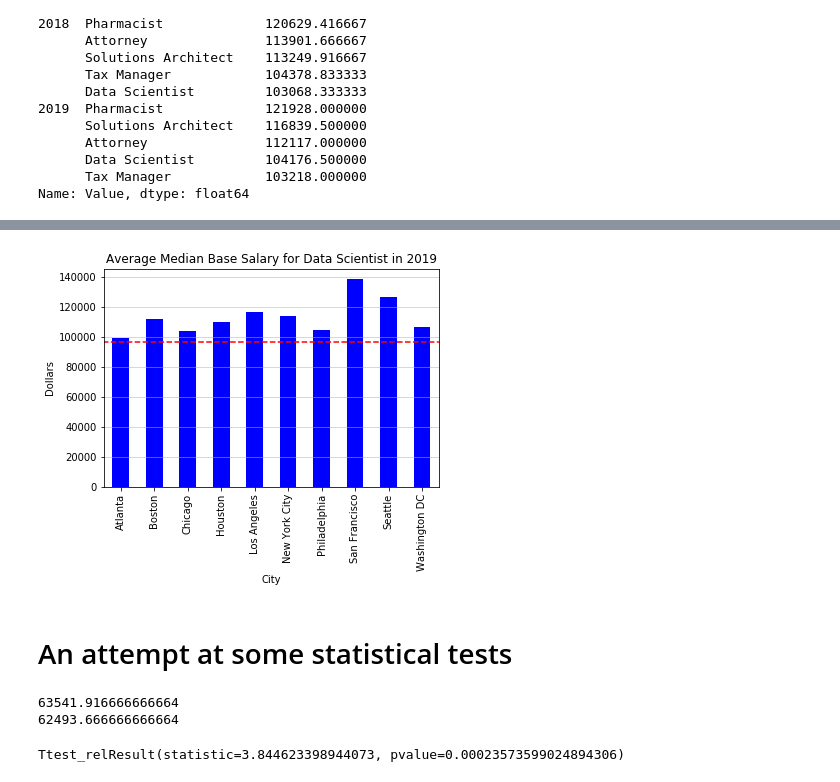
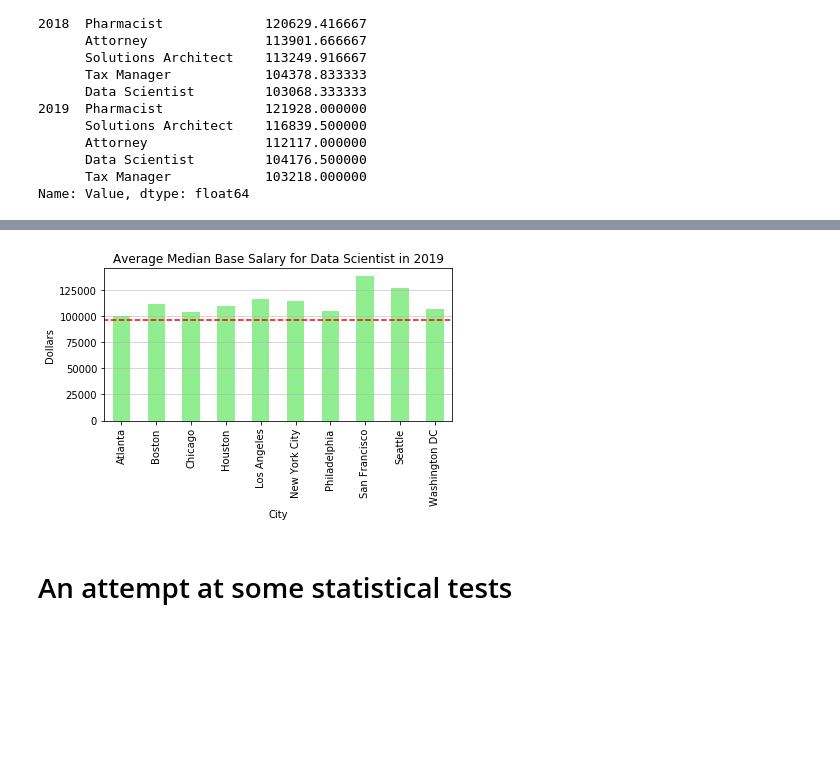
Before and after one commit to cinhui/project_one, a Jupyter notebook: data_exploration_charts.ipynb, the cells around one changed output, grey strips where cells are left out. Saved outputs shown, nothing was run; the diff lists cells and outputs as text; code cells hidden in the pictures; blank space fills up the shorter version.

Commit message:
Latest version of data exploration analysis

```diff
--- a/data_exploration_charts.ipynb
+++ b/data_exploration_charts.ipynb
@@ -151,0 +71,5 @@ top_five = glassdoor_job_title_df.groupby(["Metro","yr"]).apply(lambda x: (x.gro
+# %%
+# Read in Glassdoor job title salary data
+glassdoor_job_title_df = pd.read_csv(f"{resources_folder}/glassdoor_job_title_data.csv",
+                                encoding="utf-8")
+glassdoor_job_title_df.head()
@@ -195,20 +387,23 @@ Name: Value, Length: 2783, dtype: float64
 # %%
 # Average median base salary for <job title> in <year>
 job_title_interest = 'Data Scientist'
 year_interest = 2019
 
 national = job_year_location[job_title_interest][year_interest]['National']
 job_year_location_new = job_year_location[job_title_interest][year_interest].drop('National')
 #job_year_location[job_title_interest][year_interest].plot(kind="bar",color='b')
-job_year_location_new.plot(kind="bar",color='b')
+job_year_location_new.plot(kind="bar",color='lightgreen')
 plt.xlabel("City")
 plt.ylabel("Dollars")
 plt.hlines(national,xmin=-1,xmax=10,colors='r',linestyles='dashed')
 plt.grid(axis='y',linewidth=0.5)
-plt.title("Average Median Base Salary for {0} in {1}".format(job_title_interest,year_interest))
+title = "Average Median Base Salary for {0} in {1}".format(job_title_interest,year_interest)
+plt.title(title)
+plt.tight_layout()
+plt.savefig(f"{output_folder}/{title}.png", dpi=300)
 plt.show()
 # %% [output]
-[figure, old version]
+[figure, new version]
 # %% [markdown]
 <h1>An attempt at some statistical tests</h1>
 # %%
@@ -221,16 +416,11 @@ cityA_201901 = cityA_2019[cityA_2019['Month']=="2019-01"]
 cityB_2019 = glassdoor_job_title_2019[glassdoor_job_title_2019['Metro']==cityB]
 cityB_201901 = cityB_2019[cityB_2019['Month']=="2019-01"]
 # %%
-print(cityA_201901['Value'].mean())
-print(cityB_201901['Value'].mean())
+#print(cityA_201901['Value'].mean())
+#print(cityB_201901['Value'].mean())
-# %% [output]
-63541.916666666664
-62493.666666666664
 # %%
 # compares the salaries for two cities based on the 85 job titles
-stats.ttest_rel(cityA_201901['Value'],cityB_201901['Value'])
+#stats.ttest_rel(cityA_201901['Value'],cityB_201901['Value'])
-# %% [output]
-Ttest_relResult(statistic=3.844623398944073, pvalue=0.00023573599024894306)
 # %%
 # dataframe that maps the city name to its row number
 get_city_row = pd.DataFrame({'City' : cost_of_living_df.index,
```
Also changed, not shown: parts of 64 cells of this notebook.
